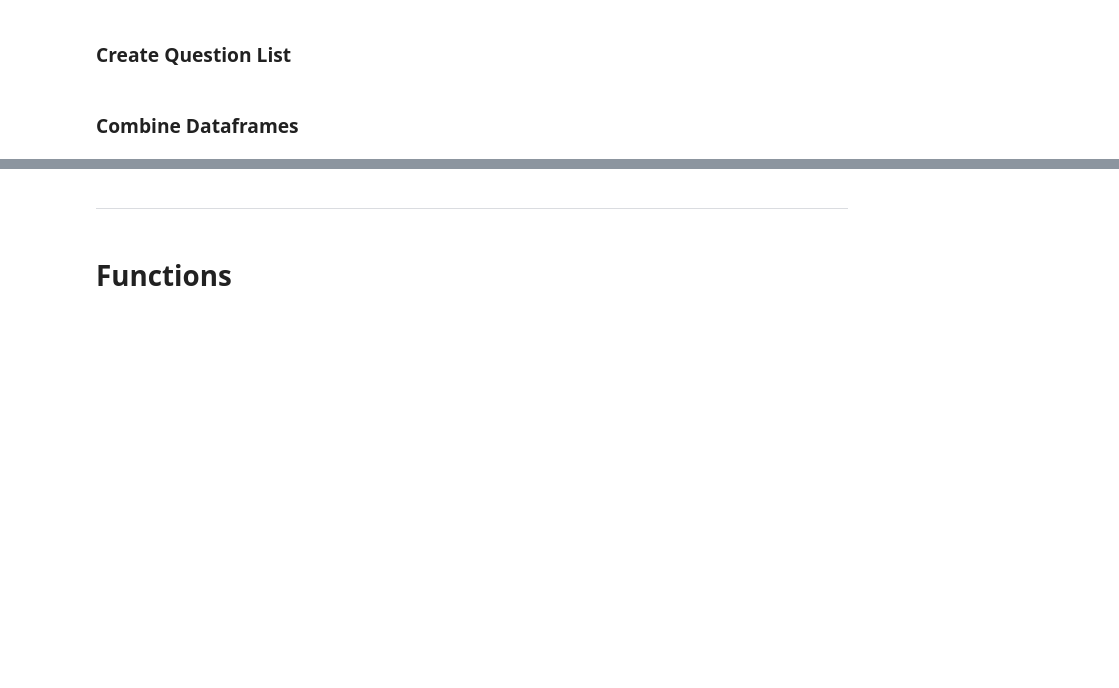
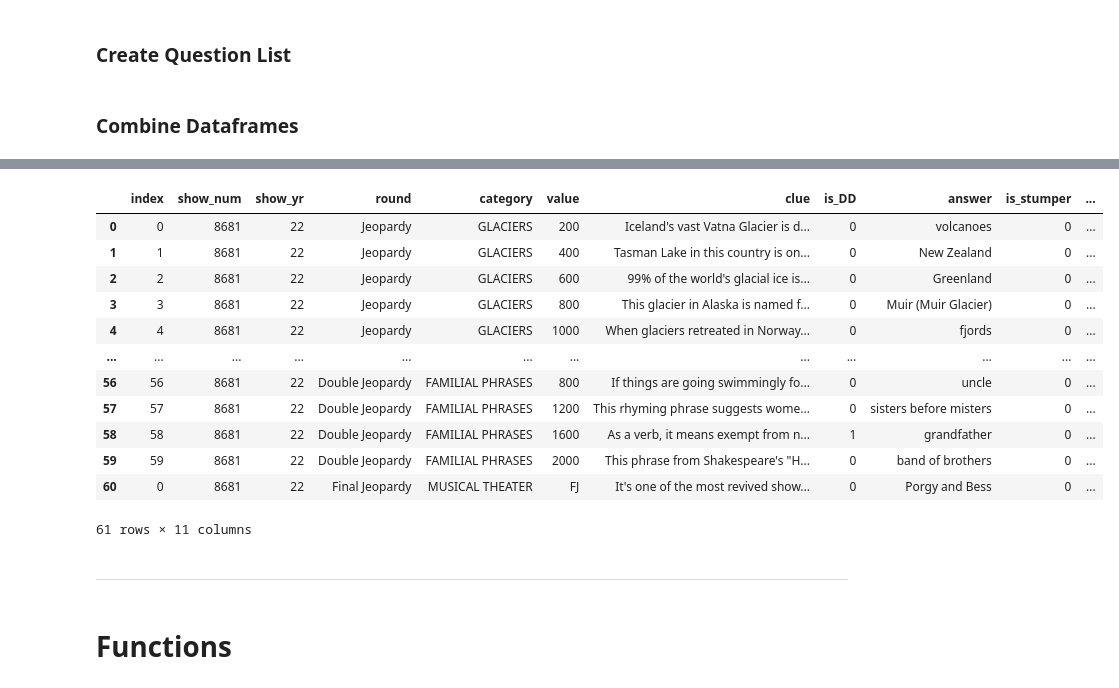
Before and after one commit to Miller-Ryan-1/jeopardizer, a Jupyter notebook: j_scraper_workbook.ipynb, the cells around one changed output, grey strips where cells are left out. Drawn from its saved outputs; the diff is of its cells as text; code cells hidden in the pictures; blank space fills up the shorter version.

```diff
--- a/j_scraper_workbook.ipynb
+++ b/j_scraper_workbook.ipynb
@@ -175,3 +177,26 @@ df_game
+# %%
+df_game['level'] =  np.where(df_game['is_DD'] == 1, 4, \
+                    np.where(df_game['is_stumper'] == 1, 5, \
+                    np.where(df_game['round'] == 'Final Jeopardy', 6, \
+                    np.where((df_game['value'] == '200') | (df_game['value'] == '400'), 1, \
+                    np.where((df_game['value'] == '600') | (df_game['value'] == '800') | (df_game['value'] == '1200'), 2, \
+                    np.where((df_game['value'] == '1000') | (df_game['value'] == '1600') | (df_game['value'] == '2000'), 3, 'X''X'))))))
+# %%
+df_game
+# %% [output]
+|  | index | show_num | show_yr | round | category | value | clue | is_DD | answer | is_stumper | ... |
+| 0 | 0 | 8681 | 22 | Jeopardy | GLACIERS | 200 | Iceland's vast Vatna Glacier is d... | 0 | volcanoes | 0 | ... |
+| 1 | 1 | 8681 | 22 | Jeopardy | GLACIERS | 400 | Tasman Lake in this country is on... | 0 | New Zealand | 0 | ... |
+| 2 | 2 | 8681 | 22 | Jeopardy | GLACIERS | 600 | 99% of the world's glacial ice is... | 0 | Greenland | 0 | ... |
+| 3 | 3 | 8681 | 22 | Jeopardy | GLACIERS | 800 | This glacier in Alaska is named f... | 0 | Muir (Muir Glacier) | 0 | ... |
+| 4 | 4 | 8681 | 22 | Jeopardy | GLACIERS | 1000 | When glaciers retreated in Norway... | 0 | fjords | 0 | ... |
+| ... | ... | ... | ... | ... | ... | ... | ... | ... | ... | ... | ... |
+| 56 | 56 | 8681 | 22 | Double Jeopardy | FAMILIAL PHRASES | 800 | If things are going swimmingly fo... | 0 | uncle | 0 | ... |
+| 57 | 57 | 8681 | 22 | Double Jeopardy | FAMILIAL PHRASES | 1200 | This rhyming phrase suggests wome... | 0 | sisters before misters | 0 | ... |
+| 58 | 58 | 8681 | 22 | Double Jeopardy | FAMILIAL PHRASES | 1600 | As a verb, it means exempt from n... | 1 | grandfather | 0 | ... |
+| 59 | 59 | 8681 | 22 | Double Jeopardy | FAMILIAL PHRASES | 2000 | This phrase from Shakespeare's "H... | 0 | band of brothers | 0 | ... |
+| 60 | 0 | 8681 | 22 | Final Jeopardy | MUSICAL THEATER | FJ | It's one of the most revived show... | 0 | Porgy and Bess | 0 | ... |
+61 rows × 11 columns
 # %% [markdown]
 ---------
 # %% [markdown]
```
Also changed, not shown: parts of 29 cells of this notebook, 1 other file.
